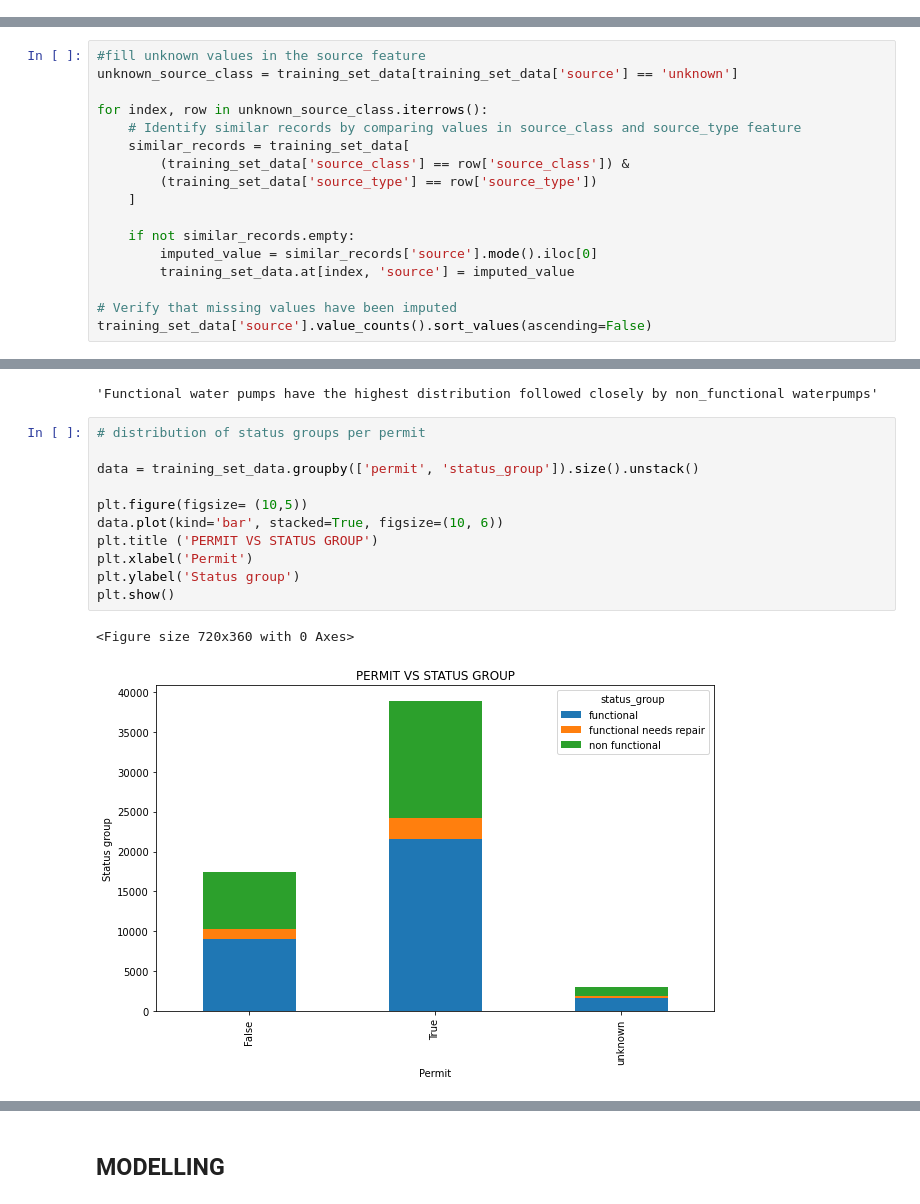
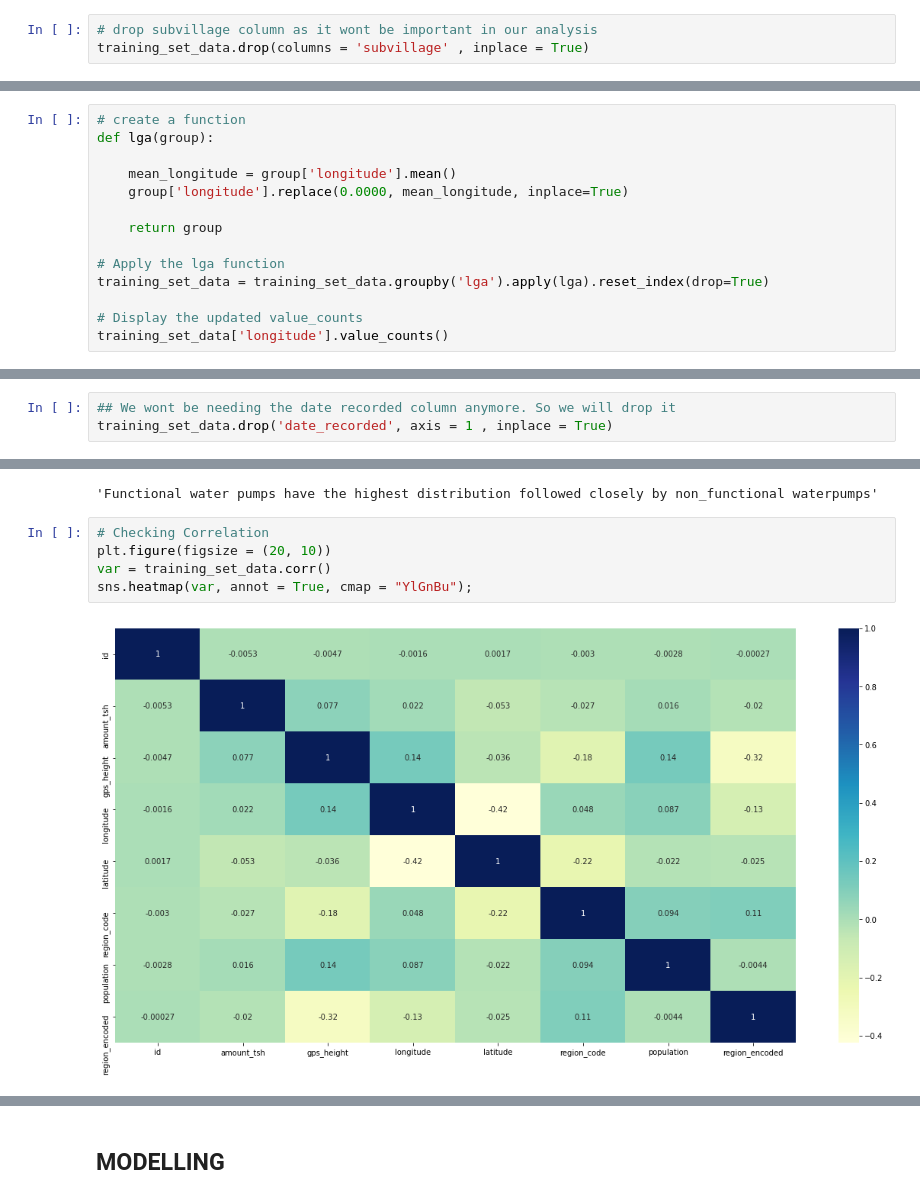
Before and after one commit to Joanpriscilla/Tanzania-Water-Wells-Prediction, a Jupyter notebook: final workbook.ipynb, the cells around one changed output, grey strips where cells are left out. Cells and saved outputs as stored; diff of their text form.

```diff
--- a/final workbook.ipynb
+++ b/final workbook.ipynb
@@ -493,0 +404,3 @@ False
+# %%
+# drop subvillage column as it wont be important in our analysis
+training_set_data.drop(columns = 'subvillage' , inplace = True)
@@ -493,0 +599,14 @@ False
+# %%
+# create a function
+def lga(group):
+
+    mean_longitude = group['longitude'].mean()
+    group['longitude'].replace(0.0000, mean_longitude, inplace=True)
+
+    return group
+
+# Apply the lga function
+training_set_data = training_set_data.groupby('lga').apply(lga).reset_index(drop=True)
+
+# Display the updated value_counts
+training_set_data['longitude'].value_counts()
@@ -602,17 +710,0 @@ Name: source, dtype: int64
-# %%
-#fill unknown values in the source feature
-unknown_source_class = training_set_data[training_set_data['source'] == 'unknown']
-
-for index, row in unknown_source_class.iterrows():
-    # Identify similar records by comparing values in source_class and source_type feature
-    similar_records = training_set_data[
-        (training_set_data['source_class'] == row['source_class']) &
-        (training_set_data['source_type'] == row['source_type'])
-    ]
-
-    if not similar_records.empty:
-        imputed_value = similar_records['source'].mode().iloc[0]
-        training_set_data.at[index, 'source'] = imputed_value
-
-# Verify that missing values have been imputed
-training_set_data['source'].value_counts().sort_values(ascending=False)
@@ -801,6 +911,9 @@ Name: extraction_type_class, dtype: int64
 # %%
 # dropping all the remaining type_group and type class columns because of duplication of information
 training_set_data.drop(columns = ['extraction_type_group' , 'extraction_type_class' , 'waterpoint_type_group', 'management_group'], inplace = True)
+# %%
+## We wont be needing the date recorded column anymore. So we will drop it
+training_set_data.drop('date_recorded', axis = 1 , inplace = True)
 # %%
 # distribution of status groups
 status_group_count = training_set_data.status_group.value_counts()
@@ -821,18 +934,11 @@ plt.show()
 # %% [output]
 [figure]
 'Functional water pumps have the highest distribution followed closely by non_functional waterpumps'
-# %%
-# distribution of status groups per permit
-
-data = training_set_data.groupby(['permit', 'status_group']).size().unstack()
-
-plt.figure(figsize= (10,5))
-data.plot(kind='bar', stacked=True, figsize=(10, 6))
-plt.title ('PERMIT VS STATUS GROUP')
-plt.xlabel('Permit')
-plt.ylabel('Status group')
-plt.show()
-# %% [output]
-<Figure size 720x360 with 0 Axes>
-[figure, removed]
+# %%
+# Checking Correlation
+plt.figure(figsize = (20, 10))
+var = training_set_data.corr()
+sns.heatmap(var, annot = True, cmap = "YlGnBu");
+# %% [output]
+[figure, added]
 # %%
```
Also changed, not shown: parts of 188 cells of this notebook, 13 other files.
